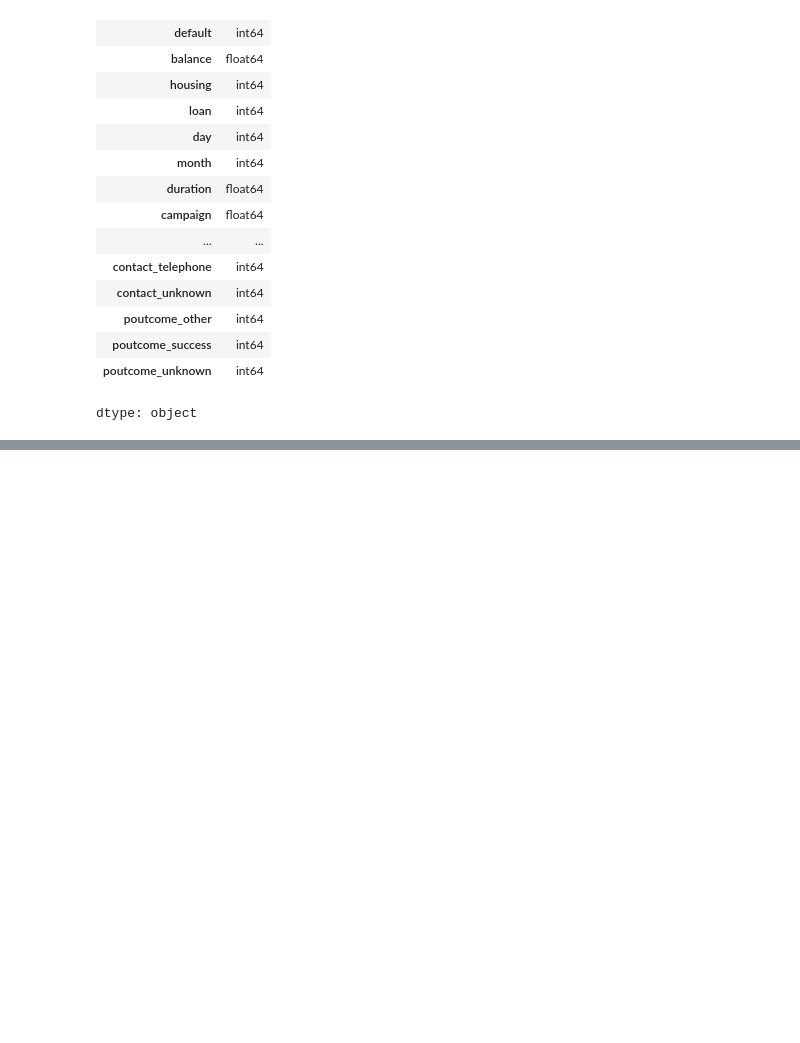
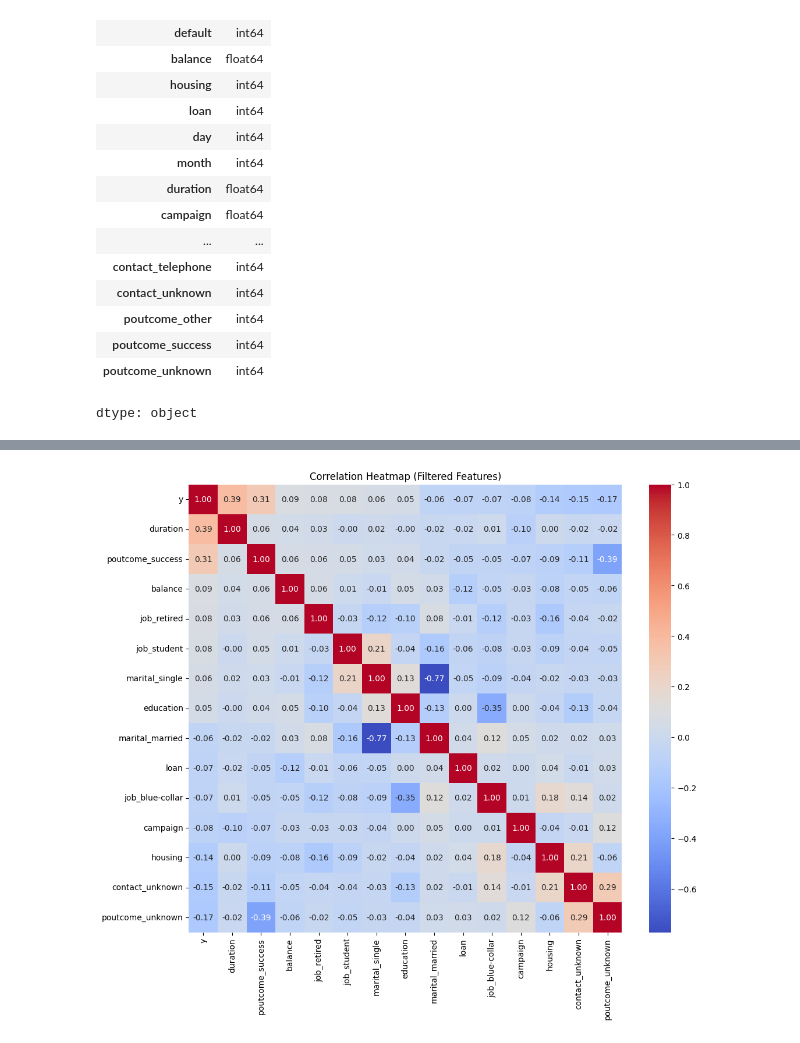
Before and after one commit to PrabhaviWKP/Machine-Learning, a Jupyter notebook: notebooks/2604CW.ipynb, the cells around one changed output, grey strips where cells are left out. Drawn from its saved outputs; the diff is of its cells as text; code cells hidden in the pictures; blank space fills up the shorter version.

Commit message:
Displayed Heatmap using the most relevant features in the dataset

```diff
--- a/notebooks/2604CW.ipynb
+++ b/notebooks/2604CW.ipynb
@@ -383,3 +383,10 @@ data.dtypes
 | poutcome_success | int64 |
 | poutcome_unknown | int64 |
 dtype: object
+# %%
+# Calculate the correlation of each feature with the target variable 'y'
+corr_with_y = data.corr()['y'].sort_values(ascending=False)
+
+# Display the correlations with 'y'
+print("Correlations with 'y':")
+print(corr_with_y)
@@ -385,0 +411,11 @@ dtype: object
+# %%
+data = data.drop(['pdays', 'previous'], axis=1)
+correlation_threshold = 0.05
+selected_features = corr_with_y[corr_with_y.abs() > correlation_threshold].index
+data = data[selected_features]
+plt.figure(figsize=(12, 10))
+sns.heatmap(data[selected_features].corr(), annot=True, cmap="coolwarm", fmt=".2f")
+plt.title("Correlation Heatmap (Filtered Features)")
+plt.show()
+# %% [output]
+[figure, added]
```
Also changed, not shown: parts of 1 cell of this notebook.
